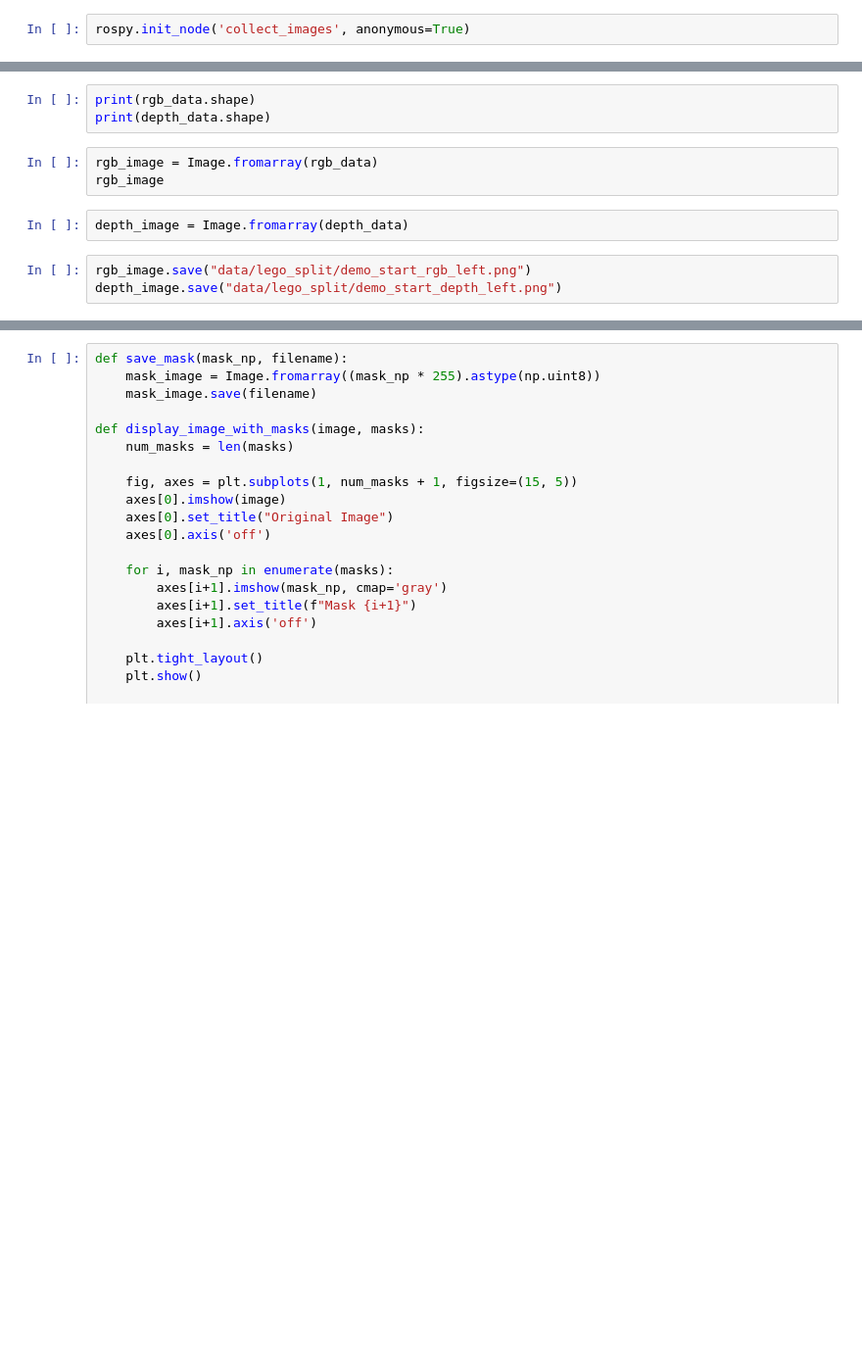
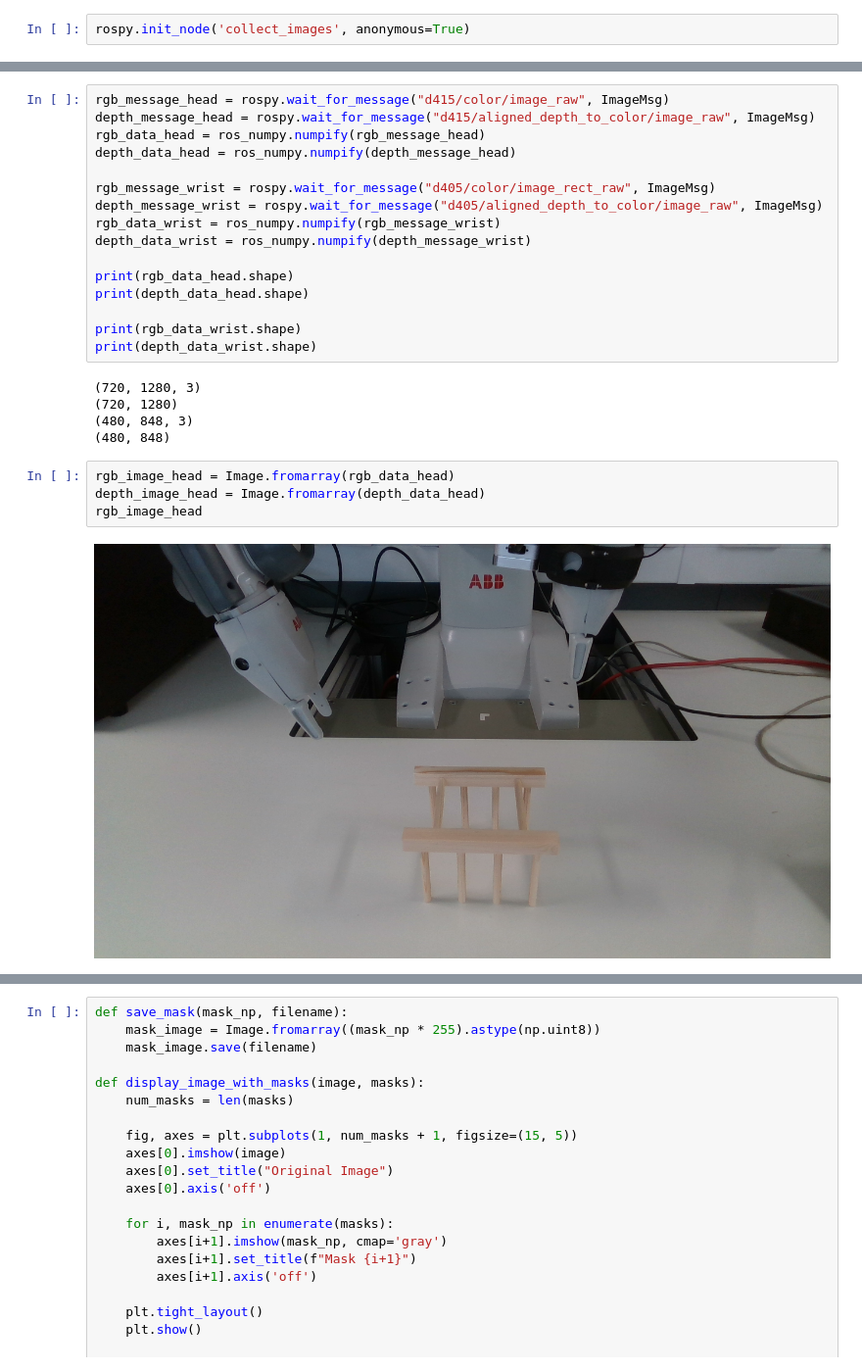
Before and after one commit to yw14218/yumi_oneshot, a Jupyter notebook: collect_image.ipynb, the cells around one changed output, grey strips where cells are left out. Shown at 98% size. Saved outputs shown, nothing was run; the diff lists cells and outputs as text; blank space fills up the shorter version.

```diff
--- a/collect_image.ipynb
+++ b/collect_image.ipynb
@@ -16,11 +11,27 @@ depth_data = ros_numpy.numpify(depth_message)
-# %%
-print(rgb_data.shape)
-print(depth_data.shape)
-# %%
-rgb_image = Image.fromarray(rgb_data)
-rgb_image
-# %%
-depth_image = Image.fromarray(depth_data)
-# %%
-rgb_image.save("data/lego_split/demo_start_rgb_left.png")
-depth_image.save("data/lego_split/demo_start_depth_left.png")
+# %%
+rgb_message_head = rospy.wait_for_message("d415/color/image_raw", ImageMsg)
+depth_message_head = rospy.wait_for_message("d415/aligned_depth_to_color/image_raw", ImageMsg)
+rgb_data_head = ros_numpy.numpify(rgb_message_head)
+depth_data_head = ros_numpy.numpify(depth_message_head)
+
+rgb_message_wrist = rospy.wait_for_message("d405/color/image_rect_raw", ImageMsg)
+depth_message_wrist = rospy.wait_for_message("d405/aligned_depth_to_color/image_raw", ImageMsg)
+rgb_data_wrist = ros_numpy.numpify(rgb_message_wrist)
+depth_data_wrist = ros_numpy.numpify(depth_message_wrist)
+
+print(rgb_data_head.shape)
+print(depth_data_head.shape)
+
+print(rgb_data_wrist.shape)
+print(depth_data_wrist.shape)
+# %% [output]
+(720, 1280, 3)
+(720, 1280)
+(480, 848, 3)
+(480, 848)
+# %%
+rgb_image_head = Image.fromarray(rgb_data_head)
+depth_image_head = Image.fromarray(depth_data_head)
+rgb_image_head
+# %% [output]
+[figure, added]
```
Also changed, not shown: parts of 5 cells of this notebook, 32 other files.
